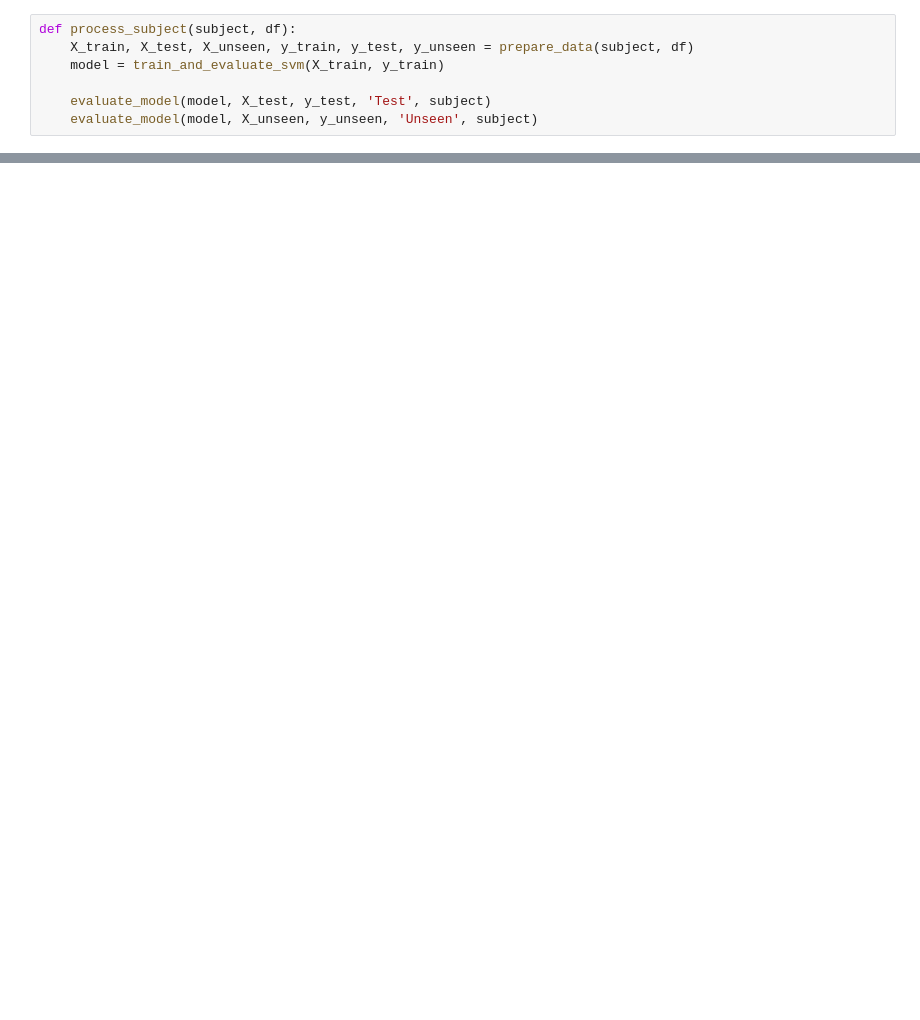
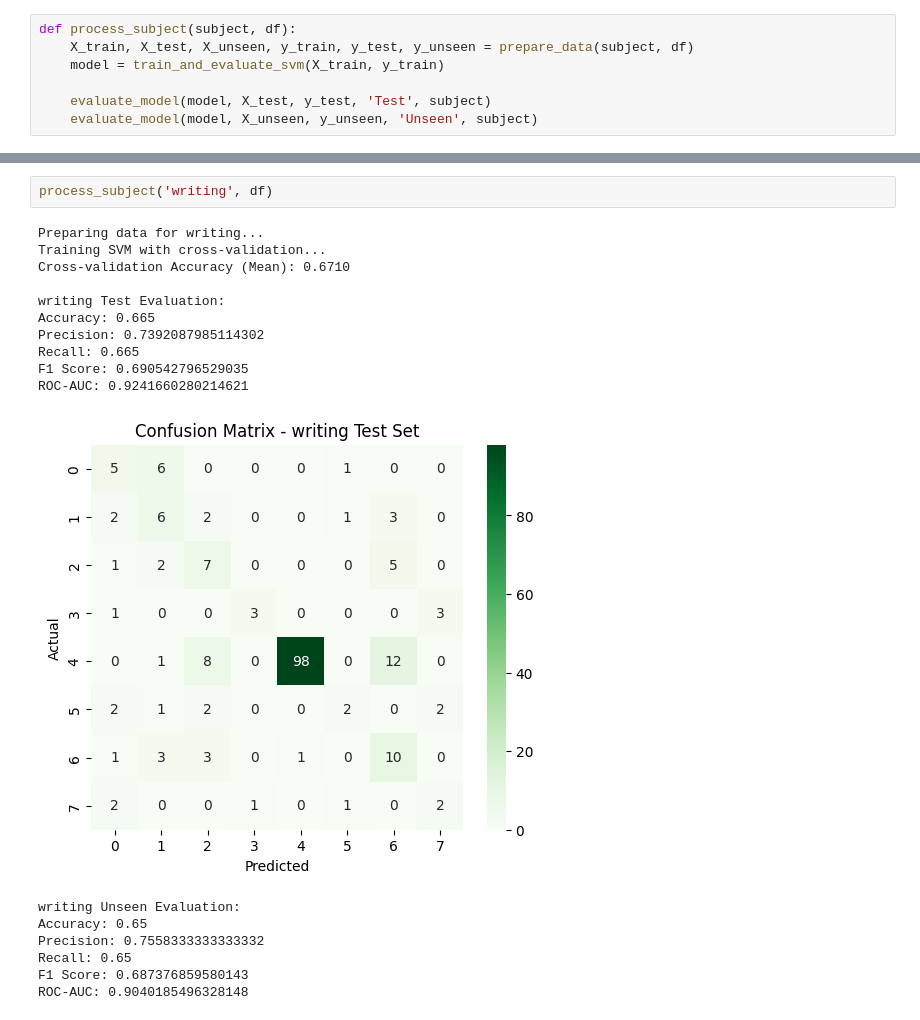
Before and after one commit to VladTemp27/student-classification-model, a Jupyter notebook: SVM.ipynb, the cells around one changed output, grey strips where cells are left out. Cells and saved outputs as stored; diff of their text form; blank space fills up the shorter version.

```diff
--- a/SVM.ipynb
+++ b/SVM.ipynb
@@ -208,0 +138,20 @@ ROC-AUC: 0.9540632534419345
+# %%
+process_subject('writing', df)
+# %% [output]
+Preparing data for writing...
+Training SVM with cross-validation...
+Cross-validation Accuracy (Mean): 0.6710
+
+writing Test Evaluation:
+Accuracy: 0.665
+Precision: 0.7392087985114302
+Recall: 0.665
+F1 Score: 0.690542796529035
+ROC-AUC: 0.9241660280214621
+[figure, added]
+writing Unseen Evaluation:
+Accuracy: 0.65
+Precision: 0.7558333333333332
+Recall: 0.65
+F1 Score: 0.687376859580143
+ROC-AUC: 0.9040185496328148
```
Also changed, not shown: parts of 7 cells of this notebook.
